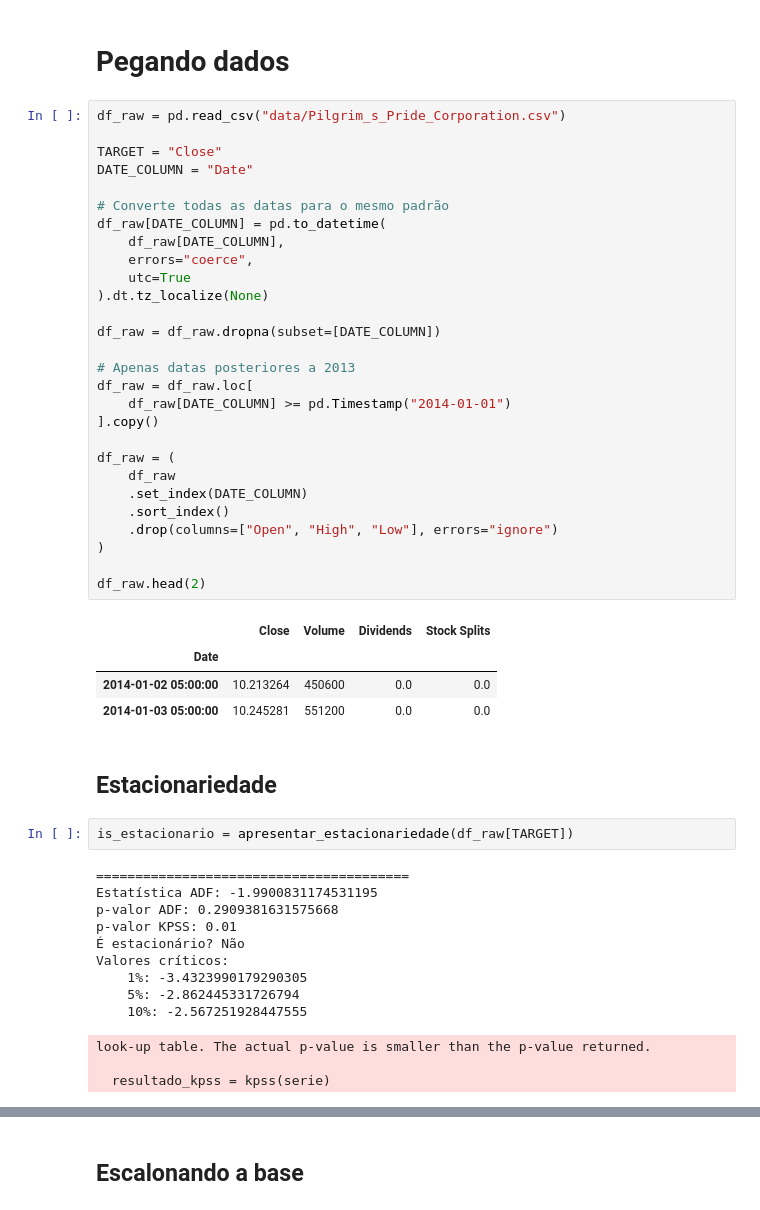
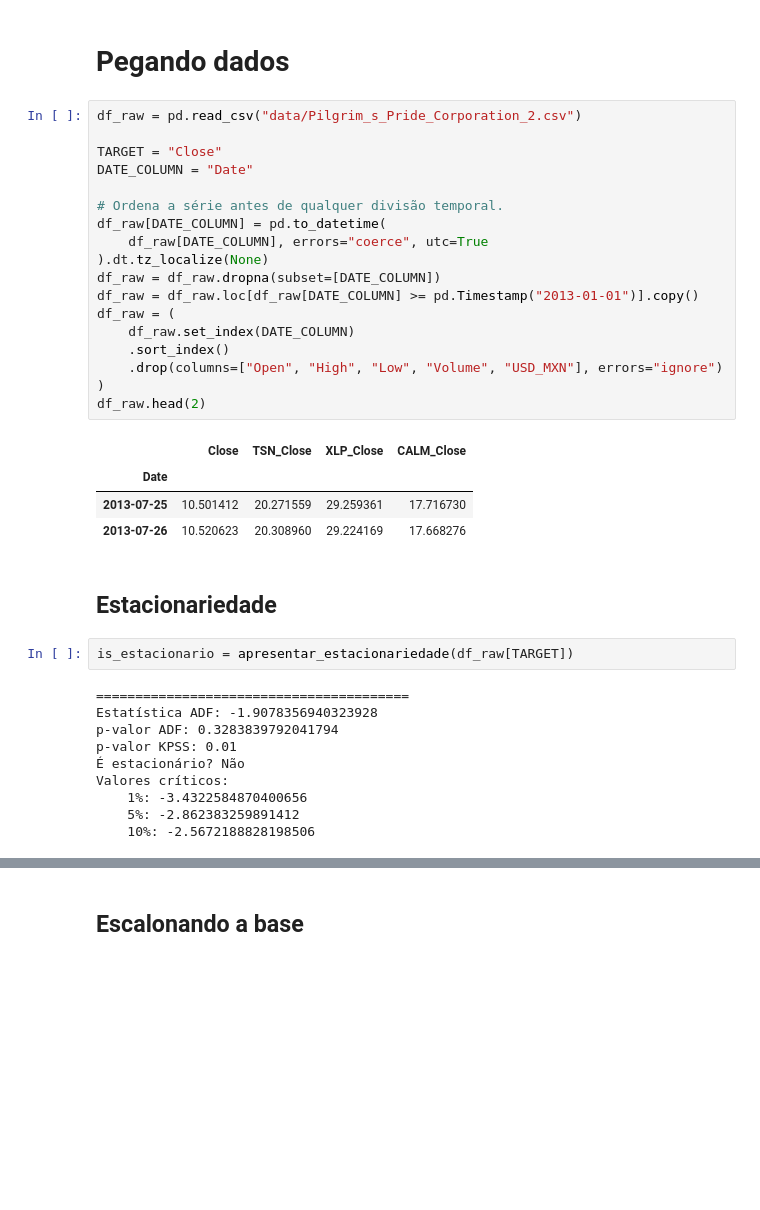
Before and after one commit to KarinaShimoiizaka/Modelagem-Comparativa-de-Series-Temporais, a Jupyter notebook: pilgrims/1 - SARIMAX.ipynb, the cells around one changed output, grey strips where cells are left out. Cells and saved outputs as stored; diff of their text form; blank space fills up the shorter version.

```diff
--- a/pilgrims/1 - SARIMAX.ipynb
+++ b/pilgrims/1 - SARIMAX.ipynb
@@ -140,53 +139,40 @@ def calcular_vif(df, colunas=None):
 # %% [markdown]
 # Pegando dados
 # %%
-df_raw = pd.read_csv("data/Pilgrim_s_Pride_Corporation.csv")
+df_raw = pd.read_csv("data/Pilgrim_s_Pride_Corporation_2.csv")
 
 TARGET = "Close"
 DATE_COLUMN = "Date"
 
-# Converte todas as datas para o mesmo padrão
+# Ordena a série antes de qualquer divisão temporal.
 df_raw[DATE_COLUMN] = pd.to_datetime(
-    df_raw[DATE_COLUMN],
-    errors="coerce",
-    utc=True
+    df_raw[DATE_COLUMN], errors="coerce", utc=True
 ).dt.tz_localize(None)
-
 df_raw = df_raw.dropna(subset=[DATE_COLUMN])
-
-# Apenas datas posteriores a 2013
-df_raw = df_raw.loc[
-    df_raw[DATE_COLUMN] >= pd.Timestamp("2014-01-01")
-].copy()
-
+df_raw = df_raw.loc[df_raw[DATE_COLUMN] >= pd.Timestamp("2013-01-01")].copy()
 df_raw = (
-    df_raw
-    .set_index(DATE_COLUMN)
+    df_raw.set_index(DATE_COLUMN)
     .sort_index()
-    .drop(columns=["Open", "High", "Low"], errors="ignore")
+    .drop(columns=["Open", "High", "Low", "Volume", "USD_MXN"], errors="ignore")
 )
-
 df_raw.head(2)
 # %% [output]
-|  | Close | Volume | Dividends | Stock Splits |
+|  | Close | TSN_Close | XLP_Close | CALM_Close |
 | Date |  |  |  |  |
-| 2014-01-02 05:00:00 | 10.213264 | 450600 | 0.0 | 0.0 |
-| 2014-01-03 05:00:00 | 10.245281 | 551200 | 0.0 | 0.0 |
+| 2013-07-25 | 10.501412 | 20.271559 | 29.259361 | 17.716730 |
+| 2013-07-26 | 10.520623 | 20.308960 | 29.224169 | 17.668276 |
 # %% [markdown]
 ## Estacionariedade
 # %%
 is_estacionario = apresentar_estacionariedade(df_raw[TARGET])
 # %% [output]
 ========================================
-Estatística ADF: -1.9900831174531195
-p-valor ADF: 0.2909381631575668
+Estatística ADF: -1.9078356940323928
+p-valor ADF: 0.3283839792041794
 p-valor KPSS: 0.01
 É estacionário? Não
 Valores críticos:
-    1%: -3.4323990179290305
-    5%: -2.862445331726794
-    10%: -2.567251928447555
+    1%: -3.4322584870400656
+    5%: -2.862383259891412
+    10%: -2.5672188828198506
-look-up table. The actual p-value is smaller than the p-value returned.
-
-  resultado_kpss = kpss(serie)
 # %%
```
Also changed, not shown: parts of 26 cells of this notebook, 9 other files.
